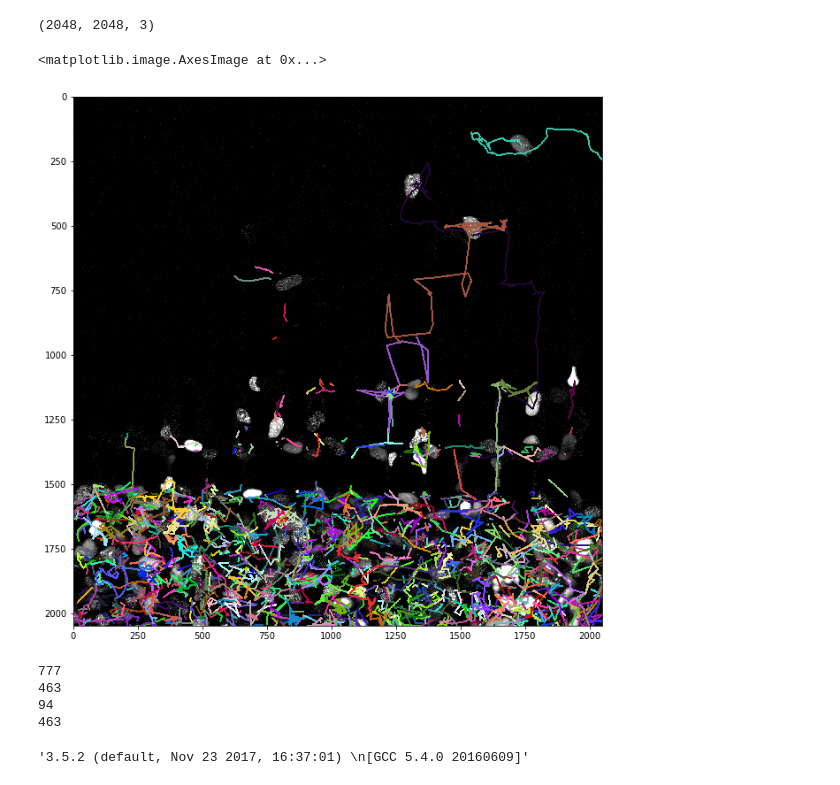
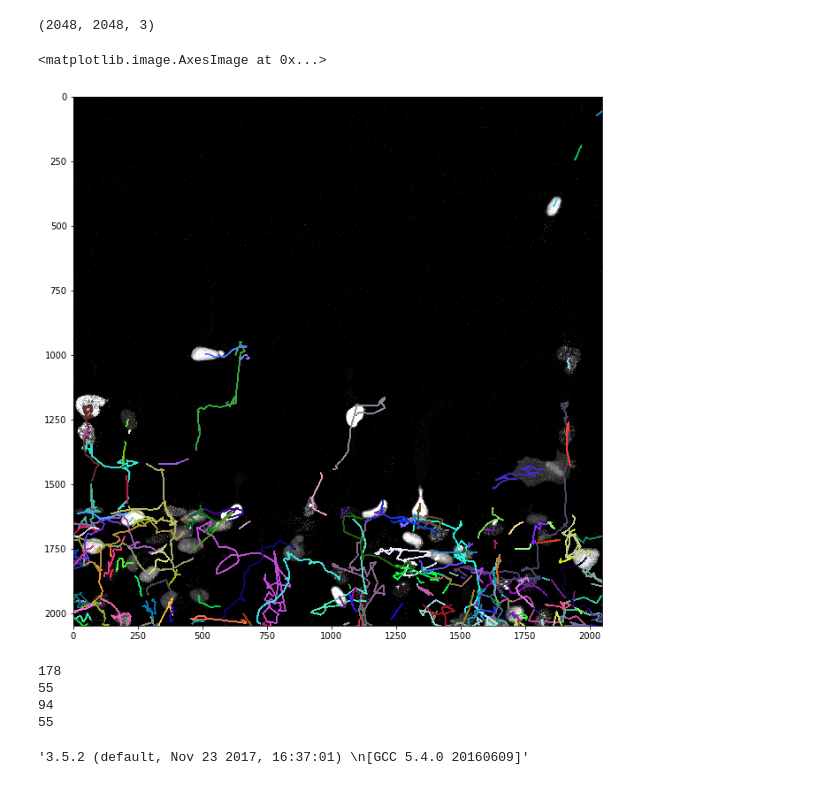
Before and after one commit to gglaw16/nuclei, a Jupyter notebook: nucleiTrackingInput.ipynb, the cells around one changed output. Saved outputs shown, nothing was run; the diff lists cells and outputs as text; code cells hidden in the pictures.

Commit message:
Merge tracks bug (and distance bug fix

```diff
--- a/nucleiTrackingInput.ipynb
+++ b/nucleiTrackingInput.ipynb
@@ -27,7 +27,7 @@ matplotlib.rcParams['figure.figsize'] = (11.0, 11.0)
 
 # input parameters
 czi_folder_id = "5ada43f41fbb9005ff7260eb"
-series_idx = 7
+series_idx = 0
 # %%
 # This block sets up the reader of a czi folder.
 # it then detects rows in the brightfield channel of an image.
@@ -73,35 +73,35 @@ for t in range(1,num_time_steps):
     item_ids.append(img_info['_id'])
     img_bw = img2.copy()
     img_bw[:,:,0] = np.maximum(img2[:,:,1], img2[:,:,2])
     img_bw[:,:,1] = img_bw[:,:,0]
     img_bw[:,:,2] = img_bw[:,:,0]
     img2 = img_bw
     ellipses2 = find_cell_ellipses(img2)
-    ellipse_pairs = match_ellipses(ellipses1, ellipses2)
+    ellipse_pairs = match_ellipses(ellipses1, ellipses2, rows)
 
     # lnsegs are the line segments we want to add to our poly lines.
     for pair in ellipse_pairs:
         track = find_track_that_ends_with_ellipse(tracks, pair[0])
         if not track:
             # The line doe not exist. This is the first line segment.
             # make a line wit a single point (the start)
             track = Track()
             track.add_ellipse(pair[0], t-1)
             tracks.append(track)
         # We found the line that ends with the new segment's first point.
         # Add the second point to the line
         track.add_ellipse(pair[1], t)
     img1 = img2
     ellipses1 = ellipses2
 
 tmp = img2.copy()
 for track in tracks:
     track.draw_in_frame(tmp, num_time_steps)
 plt.imshow(tmp)
 # %% [output]
 (2048, 2048, 3)
 <matplotlib.image.AxesImage at 0x...>
-[figure, old version]
+[figure, new version]
 # %%
 print(len(tracks))
 combined_tracks = []
@@ -113,6 +113,9 @@ while len(tracks) > 0:
     if track2 == None:
         combined_tracks.append(track1)
     else:
+        #print("====== merge %s"%track2.get_hex_color())
+        #track1.p()
+        #track2.p()
         track2.merge_track(track1)
 
 print(len(combined_tracks))
@@ -121,10 +124,10 @@ print(len(item_ids))
 print(len(combined_tracks))
 saved_tracks = combined_tracks
 # %% [output]
-777
-463
+178
+55
 94
-463
+55
 # %%
 # Save the tracks to the stack in the series folder.
 folder = source.get_series_folder(series_idx)
```
Also changed, not shown: parts of 2 cells of this notebook, 6 other files.
